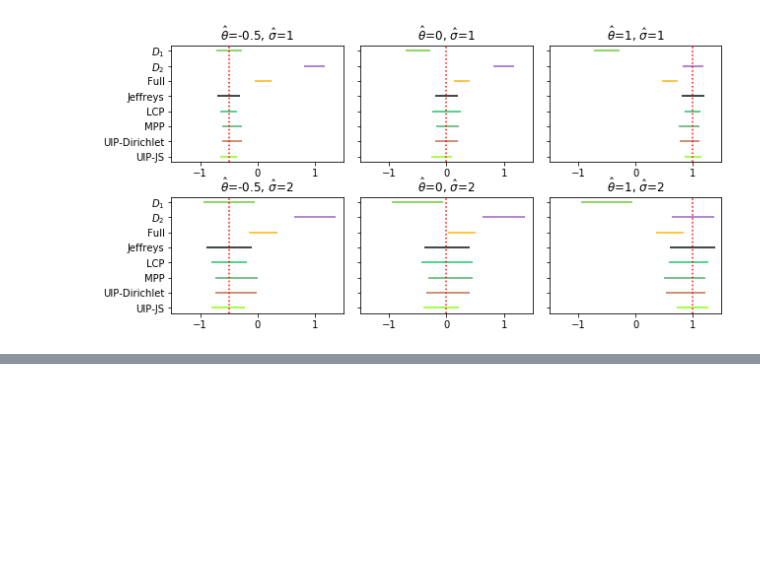
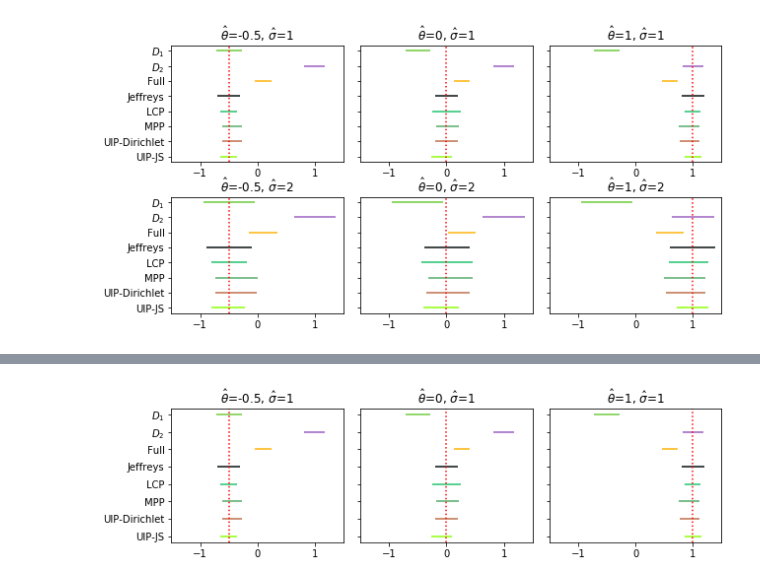
Before and after one commit to JINhuaqing/UIP, a Jupyter notebook: NormSetting/Normal_ana_CI.ipynb, the cells around one changed output, grey strips where cells are left out. Drawn from its saved outputs; the diff is of its cells as text; code cells hidden in the pictures; blank space fills up the shorter version.

```diff
--- a/NormSetting/Normal_ana_CI.ipynb
+++ b/NormSetting/Normal_ana_CI.ipynb
@@ -188,0 +186,21 @@ plt.savefig("NormCIs.pdf")
+# %%
+fig, axes = plt.subplots(nrows=1,ncols=3,
+                         sharex=False,sharey=True, figsize=(10,2.5))
+plt.subplots_adjust(wspace=0.1, hspace=0.3)
+cols = list(sns.xkcd_rgb.values())
+keys = ["UIP-JS", "UIP-Dirichlet", "MPP", "LCP", r"Jeffreys", "Full", r"$D_2$", r"$D_1$"]
+ords = ["UIPJS", "UIPD", "NPP", "LCP", "JEF", "FULL", "Dh2", "Dh1"]
+for j in range(3):
+    idx1 = j
+    resCIs, paras= ressave[idx1]
+    axes[j].set_xlim([-1.5, 1.5])
+    tl = r"$\hat{\theta}$" + f"={paras.theta0}" + ", " +  r"$\hat{\sigma}$" + f"={paras.sigma}"
+    axes[j].set_title(tl)
+    for idx, key in enumerate(ords):
+        axes[j].hlines(idx, xmin=resCIs[key][0], xmax=resCIs[key][1], color=cols[idx])
+    axes[j].axvline(paras.theta0, linestyle=":", color="red")
+    axes[j].set_yticks(list(range(len(keys))))
+    axes[j].set_yticklabels(keys)
+plt.savefig("NormCIs_sigma1.pdf")
+# %% [output]
+[figure, added]
```
Also changed, not shown: parts of 3 cells of this notebook, 11 other files.
